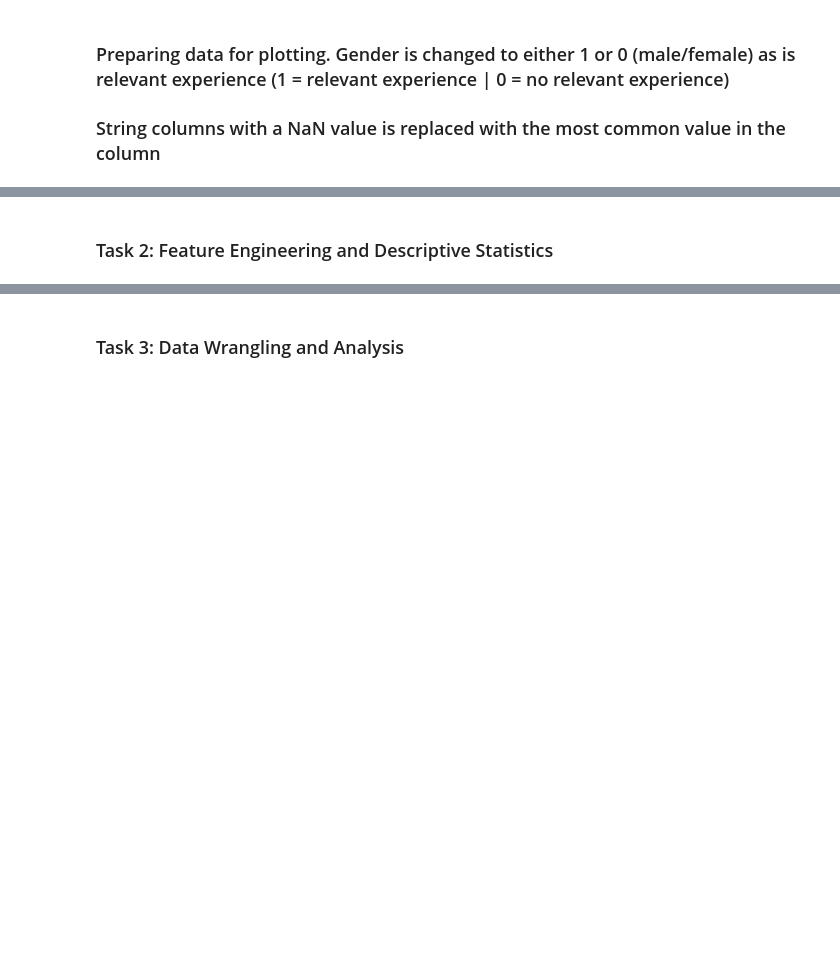
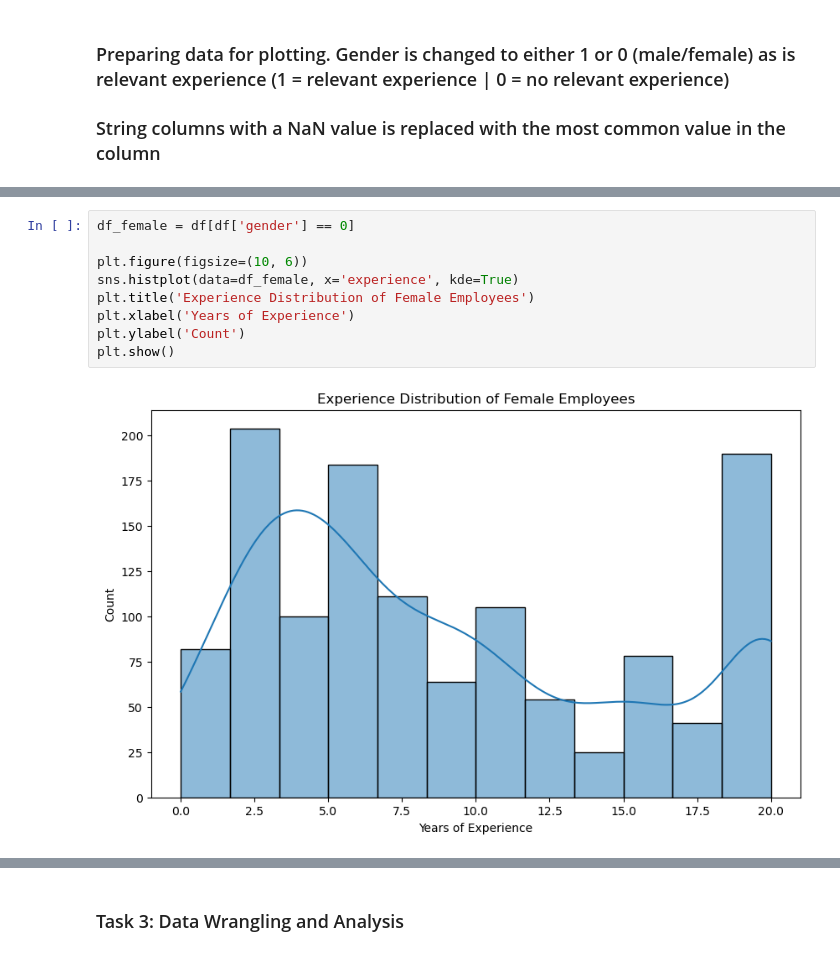
Before and after one commit to EmmsDK/AI-OLA1, a Jupyter notebook: AI OLA 1.ipynb, the cells around one changed output, grey strips where cells are left out. Cells and saved outputs as stored; diff of their text form; blank space fills up the shorter version.

```diff
--- a/AI OLA 1.ipynb
+++ b/AI OLA 1.ipynb
@@ -185,2 +205,11 @@ Name: count, dtype: int64
-# %% [markdown]
-### Task 2: Feature Engineering and Descriptive Statistics
+# %%
+df_female = df[df['gender'] == 0]
+
+plt.figure(figsize=(10, 6))
+sns.histplot(data=df_female, x='experience', kde=True)
+plt.title('Experience Distribution of Female Employees')
+plt.xlabel('Years of Experience')
+plt.ylabel('Count')
+plt.show()
+# %% [output]
+[figure, added]
```
Also changed, not shown: parts of 28 cells of this notebook.
